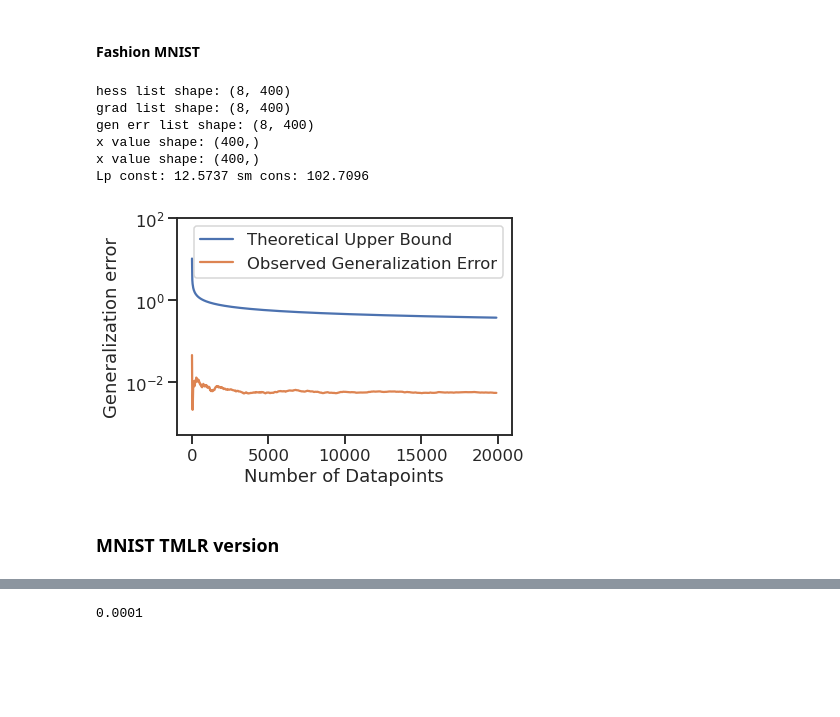
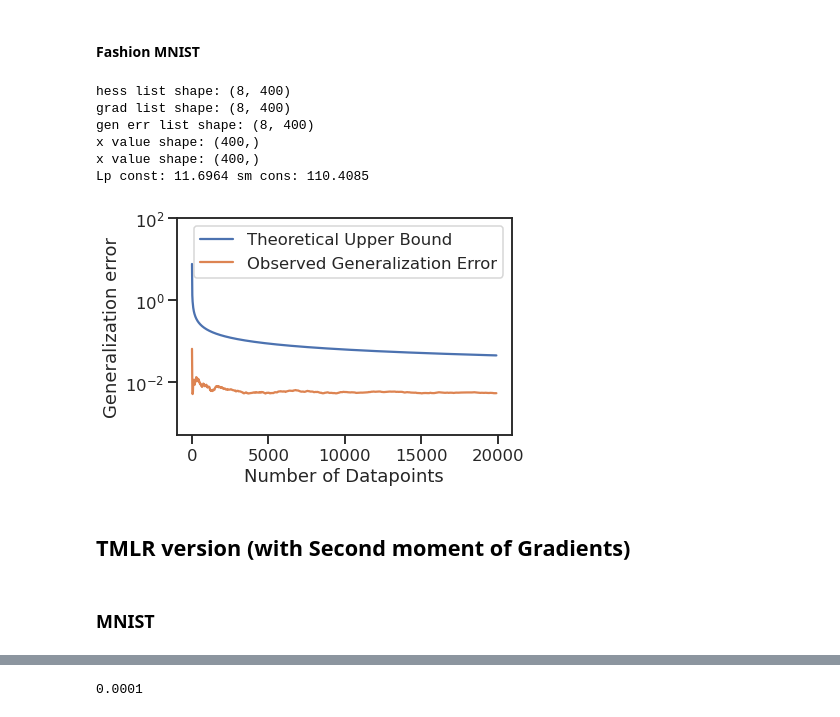
Before and after one commit to abstruse020/support_stability_experiments, a Jupyter notebook: TMLR_Submission/generalization_exp/exp2_plot.ipynb, the cells around one changed output, grey strips where cells are left out. Cells and saved outputs as stored; diff of their text form; code cells hidden in the pictures; blank space fills up the shorter version.

```diff
--- a/TMLR_Submission/generalization_exp/exp2_plot.ipynb
+++ b/TMLR_Submission/generalization_exp/exp2_plot.ipynb
@@ -423,5 +420,0 @@ def get_bound_tmlr(r_det, L_s, L_g, K_s, avg_lg = 'avg'):
-# %%
-root_dir = 'results/t1.1/'
-path = 'try2_t10_r.4'
-details = get_exp_details(root_dir, path)
-grad_list, hess_list, K_g, L_g, x_values, gen_err_list, K_g_run_avg, L_g_run_avg, K_g_avg, L_g_avg = get_exp_results(details)
@@ -432,10 +420,0 @@ gen err list shape: (8, 400)
-# %%
-bound = get_bound(details, K_g, L_g)
-bound_avg = get_bound(details,K_g_avg, L_g_avg)
-bound_run_avg=[]
-for i in range(min(len(K_g_run_avg), len(L_g_run_avg))):
-    kg, lg= K_g_run_avg[i], L_g_run_avg[i]
-    m = t = x_values[i]
-    alpha_0 = details['alpha_0']
-    # print('m',m)
-    bound_run_avg.append(our_bound_computatio(kg, lg, t,m, alpha_0))
@@ -520,7 +481,7 @@ plot_stability_e2(bound, gen_err_list, x_values, path=None, type='mnist')
 # %% [markdown]
 #### Fashion MNIST
 # %%
-root_dir = 'results/t2/'
+root_dir = 'results/t2.2/'
 path = 'try2f_t8_r.4'
 details = get_exp_details(root_dir, path)
 grad_list, hess_list, K_g, L_g, x_values, gen_err_list,K_g_run_avg, L_g_run_avg, K_g_avg, L_g_avg = get_exp_results(details)
@@ -530,7 +491,7 @@ bound_run_avg=[]
 for i in range(min(len(K_g_run_avg), len(L_g_run_avg))):
     kg, lg= K_g_run_avg[i], L_g_run_avg[i]
     m = t = x_values[i]
-    alpha_0 = details['alpha_0']get_exp_results_tmlr
+    alpha_0 = details['alpha_0']
     # print('m',m)
     bound_run_avg.append(our_bound_computatio(kg, lg, t,m, alpha_0))
 
@@ -550,9 +511,11 @@ grad list shape: (8, 400)
 gen err list shape: (8, 400)
 x value shape: (400,)
 x value shape: (400,)
-Lp const: 12.5737 sm cons: 102.7096
+Lp const: 11.6964 sm cons: 110.4085
 # %%
-get_exp_results_tmlr## New Plot
+## New Plot
 plot_stability_e2(bound, gen_err_list, x_values, path='e2_generalization_error_Fmnist.pdf', type='fmnist')
 # %% [output]
-[figure, old version]
+[figure, new version]
+# %% [markdown]
+## TMLR version (with Second moment of Gradients)
@@ -559,3 +546,3 @@ plot_stability_e2(bound, gen_err_list, x_values, path='e2_generalization_error_F
 # %% [markdown]
-### MNIST TMLR version
+### MNIST
 # %%
```
Also changed, not shown: parts of 23 cells of this notebook, 9 other files.
